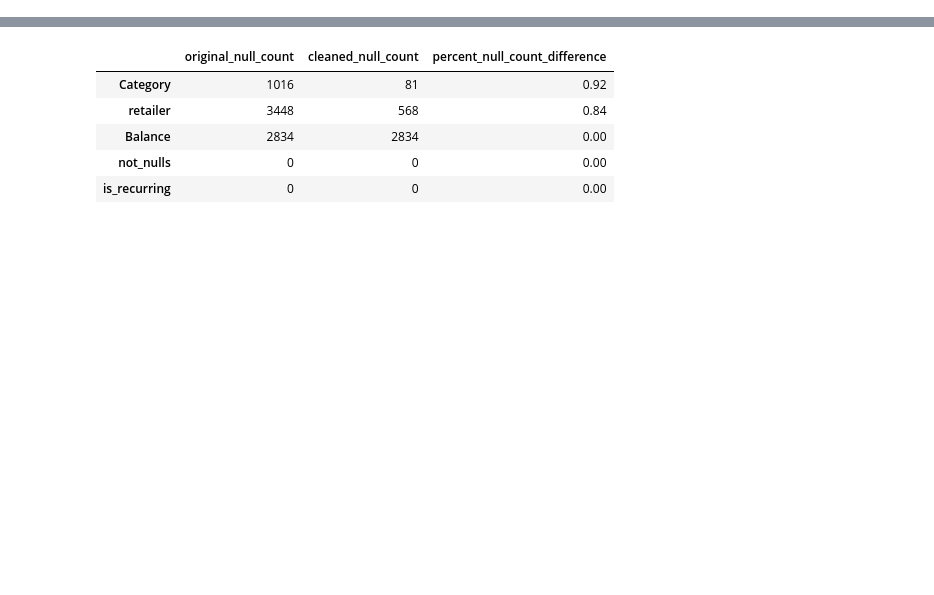
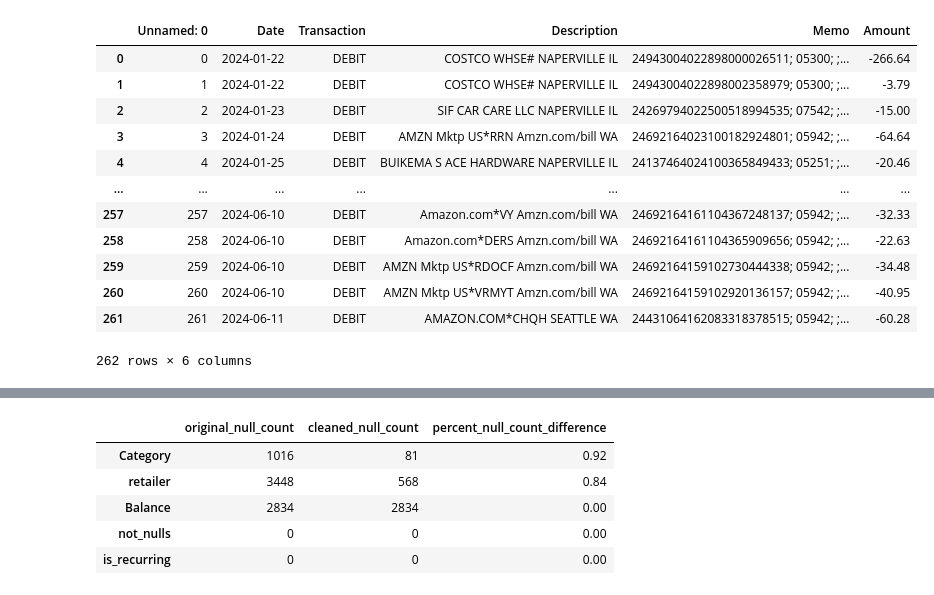
Before and after one commit to blombard24/financial-account-analysis, a Jupyter notebook: test_notebook.ipynb, the cells around one changed output, grey strips where cells are left out. Drawn from its saved outputs; the diff is of its cells as text; code cells hidden in the pictures; blank space fills up the shorter version.

```diff
--- a/test_notebook.ipynb
+++ b/test_notebook.ipynb
@@ -13,0 +91,16 @@ df = transaction_compiler()
+# %%
+pd.read_csv('fidelity_credit_11111.csv')
+# %% [output]
+|  | Unnamed: 0 | Date | Transaction | Description | Memo | Amount |
+| 0 | 0 | 2024-01-22 | DEBIT | COSTCO WHSE# NAPERVILLE IL | 24943004022898000026511; 05300; ;... | -266.64 |
+| 1 | 1 | 2024-01-22 | DEBIT | COSTCO WHSE# NAPERVILLE IL | 24943004022898002358979; 05300; ;... | -3.79 |
+| 2 | 2 | 2024-01-23 | DEBIT | SIF CAR CARE LLC NAPERVILLE IL | 24269794022500518994535; 07542; ;... | -15.00 |
+| 3 | 3 | 2024-01-24 | DEBIT | AMZN Mktp US*RRN Amzn.com/bill WA | 24692164023100182924801; 05942; ;... | -64.64 |
+| 4 | 4 | 2024-01-25 | DEBIT | BUIKEMA S ACE HARDWARE NAPERVILLE IL | 24137464024100365849433; 05251; ;... | -20.46 |
+| ... | ... | ... | ... | ... | ... | ... |
+| 257 | 257 | 2024-06-10 | DEBIT | Amazon.com*VY Amzn.com/bill WA | 24692164161104367248137; 05942; ;... | -32.33 |
+| 258 | 258 | 2024-06-10 | DEBIT | Amazon.com*DERS Amzn.com/bill WA | 24692164161104365909656; 05942; ;... | -22.63 |
+| 259 | 259 | 2024-06-10 | DEBIT | AMZN Mktp US*RDOCF Amzn.com/bill WA | 24692164159102730444338; 05942; ;... | -34.48 |
+| 260 | 260 | 2024-06-10 | DEBIT | AMZN Mktp US*VRMYT Amzn.com/bill WA | 24692164159102920136157; 05942; ;... | -40.95 |
+| 261 | 261 | 2024-06-11 | DEBIT | AMAZON.COM*CHQH SEATTLE WA | 24431064162083318378515; 05942; ;... | -60.28 |
+262 rows × 6 columns
```
Also changed, not shown: parts of 23 cells of this notebook, 1 other file.
